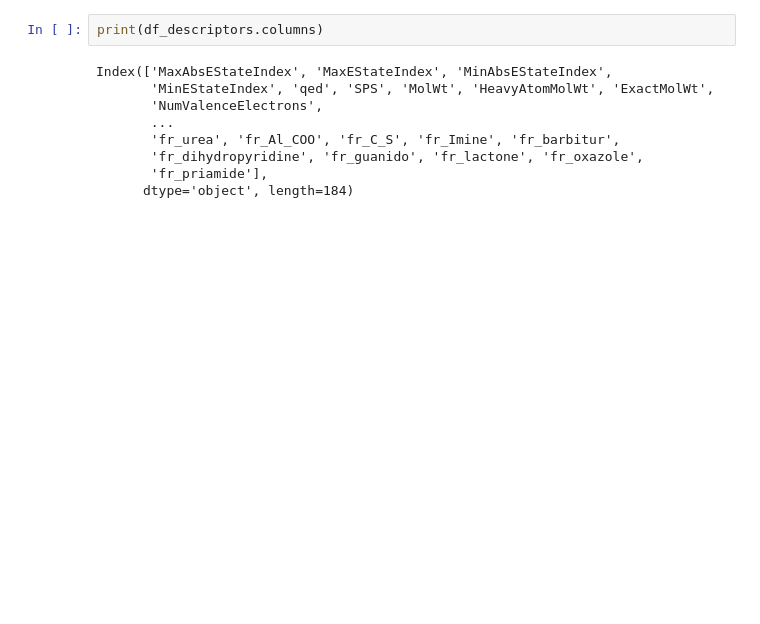
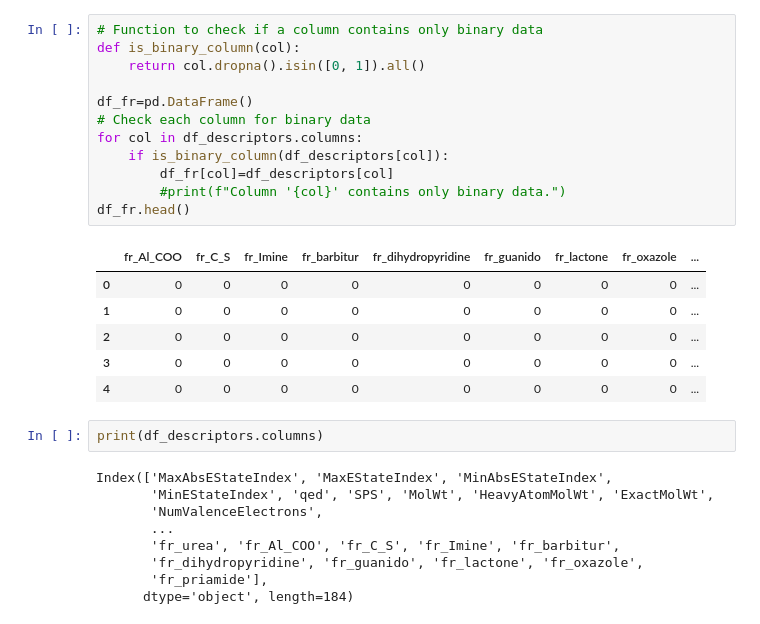
Before and after one commit to annebiemans/Group16, a Jupyter notebook: part_2.ipynb, the cells around one changed output. Cells and saved outputs as stored; diff of their text form; blank space fills up the shorter version.

Commit message:
separate dataframe for binairy descriptors

```diff
--- a/part_2.ipynb
+++ b/part_2.ipynb
@@ -28,3 +36,22 @@ df_descriptors.head()
+# %%
+# Function to check if a column contains only binary data
+def is_binary_column(col):
+    return col.dropna().isin([0, 1]).all()
+
+df_fr=pd.DataFrame()
+# Check each column for binary data
+for col in df_descriptors.columns:
+    if is_binary_column(df_descriptors[col]):
+        df_fr[col]=df_descriptors[col]
+        #print(f"Column '{col}' contains only binary data.")
+df_fr.head()
+# %% [output]
+|  | fr_Al_COO | fr_C_S | fr_Imine | fr_barbitur | fr_dihydropyridine | fr_guanido | fr_lactone | fr_oxazole | ... |
+| 0 | 0 | 0 | 0 | 0 | 0 | 0 | 0 | 0 | ... |
+| 1 | 0 | 0 | 0 | 0 | 0 | 0 | 0 | 0 | ... |
+| 2 | 0 | 0 | 0 | 0 | 0 | 0 | 0 | 0 | ... |
+| 3 | 0 | 0 | 0 | 0 | 0 | 0 | 0 | 0 | ... |
+| 4 | 0 | 0 | 0 | 0 | 0 | 0 | 0 | 0 | ... |
 # %%
 print(df_descriptors.columns)
 # %% [output]
```
Also changed, not shown: parts of 5 cells of this notebook.
